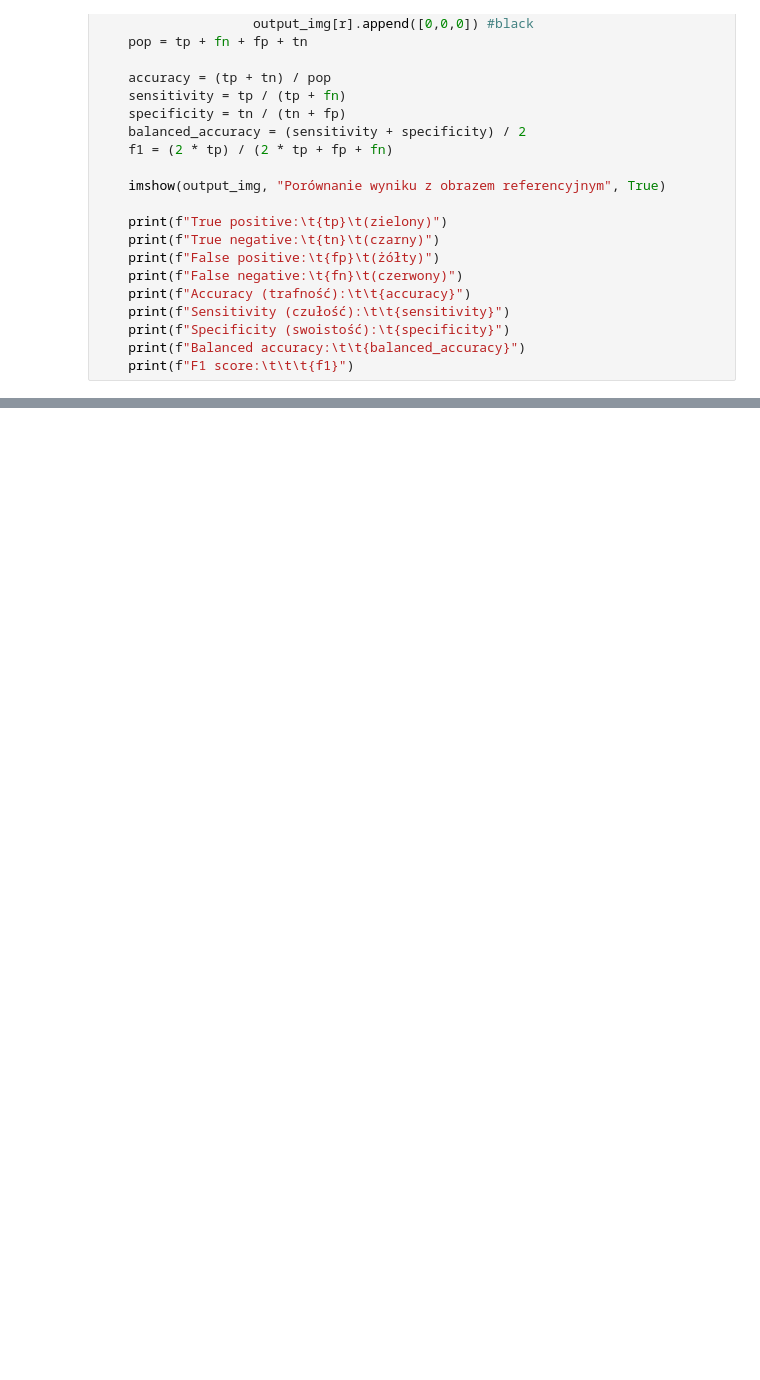
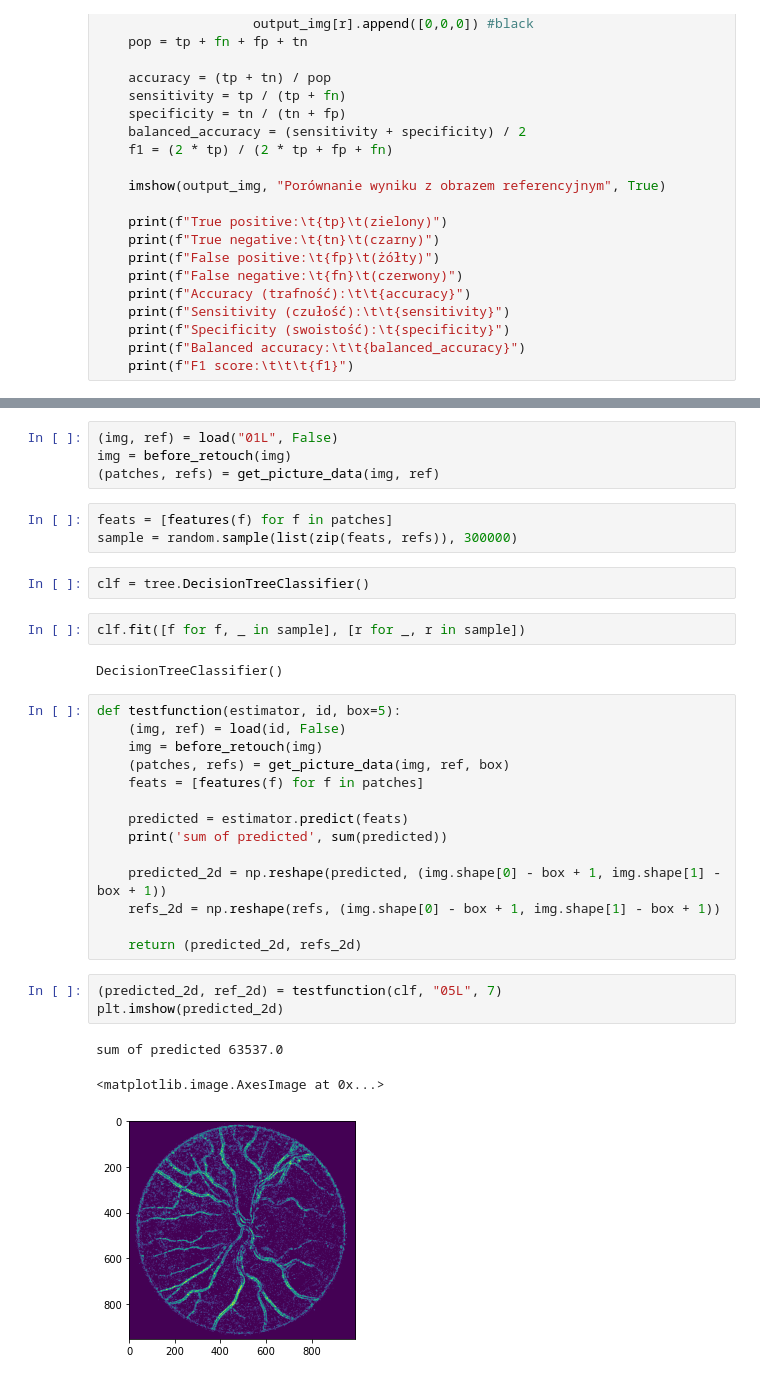
Before and after one commit to clmrv/tomograf, a Jupyter notebook: dnooka/dnooka.ipynb, the cells around one changed output, grey strips where cells are left out. Cells and saved outputs as stored; diff of their text form; blank space fills up the shorter version.

```diff
--- a/dnooka/dnooka.ipynb
+++ b/dnooka/dnooka.ipynb
@@ -111,0 +247,34 @@ analysis(m1, ref)
+# %%
+(img, ref) = load("01L", False)
+img = before_retouch(img)
+(patches, refs) = get_picture_data(img, ref)
+# %%
+feats = [features(f) for f in patches]
+sample = random.sample(list(zip(feats, refs)), 300000)
+# %%
+clf = tree.DecisionTreeClassifier()
+# %%
+clf.fit([f for f, _ in sample], [r for _, r in sample])
+# %% [output]
+DecisionTreeClassifier()
+# %%
+def testfunction(estimator, id, box=5):
+    (img, ref) = load(id, False)
+    img = before_retouch(img)
+    (patches, refs) = get_picture_data(img, ref, box)
+    feats = [features(f) for f in patches]
+
+    predicted = estimator.predict(feats)
+    print('sum of predicted', sum(predicted))
+
+    predicted_2d = np.reshape(predicted, (img.shape[0] - box + 1, img.shape[1] - box + 1))
+    refs_2d = np.reshape(refs, (img.shape[0] - box + 1, img.shape[1] - box + 1))
+
+    return (predicted_2d, refs_2d)
+# %%
+(predicted_2d, ref_2d) = testfunction(clf, "05L", 7)
+plt.imshow(predicted_2d)
+# %% [output]
+sum of predicted 63537.0
+<matplotlib.image.AxesImage at 0x...>
+[figure, added]
```
Also changed, not shown: parts of 8 cells of this notebook.
